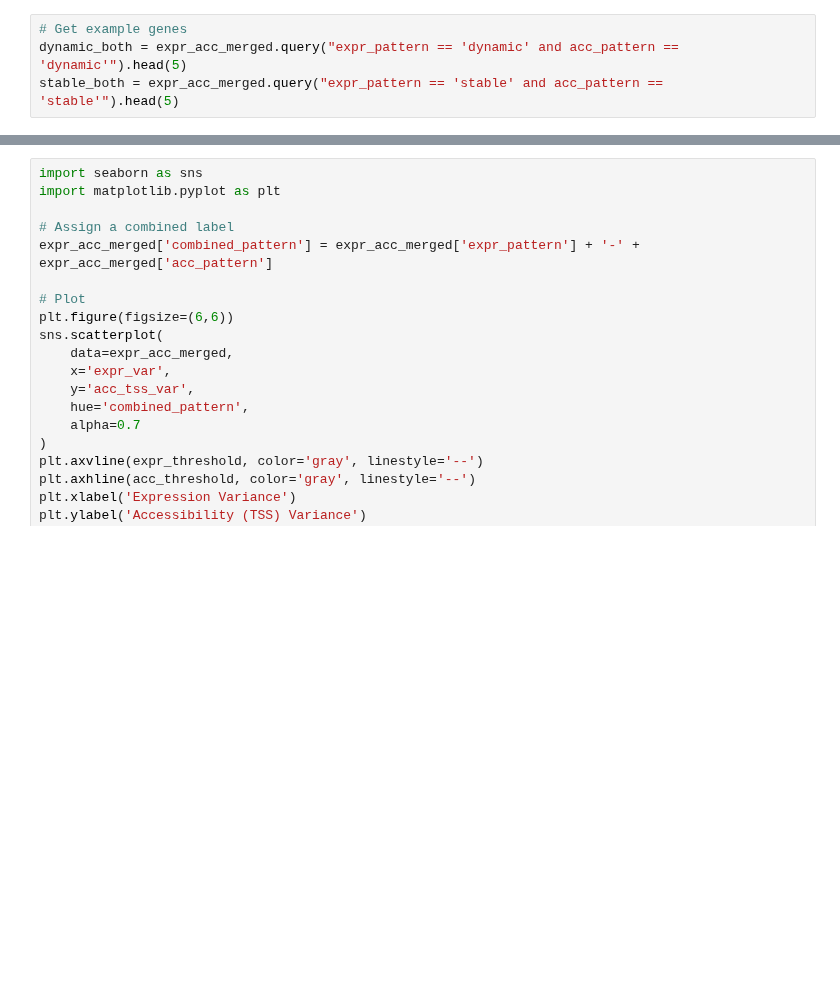
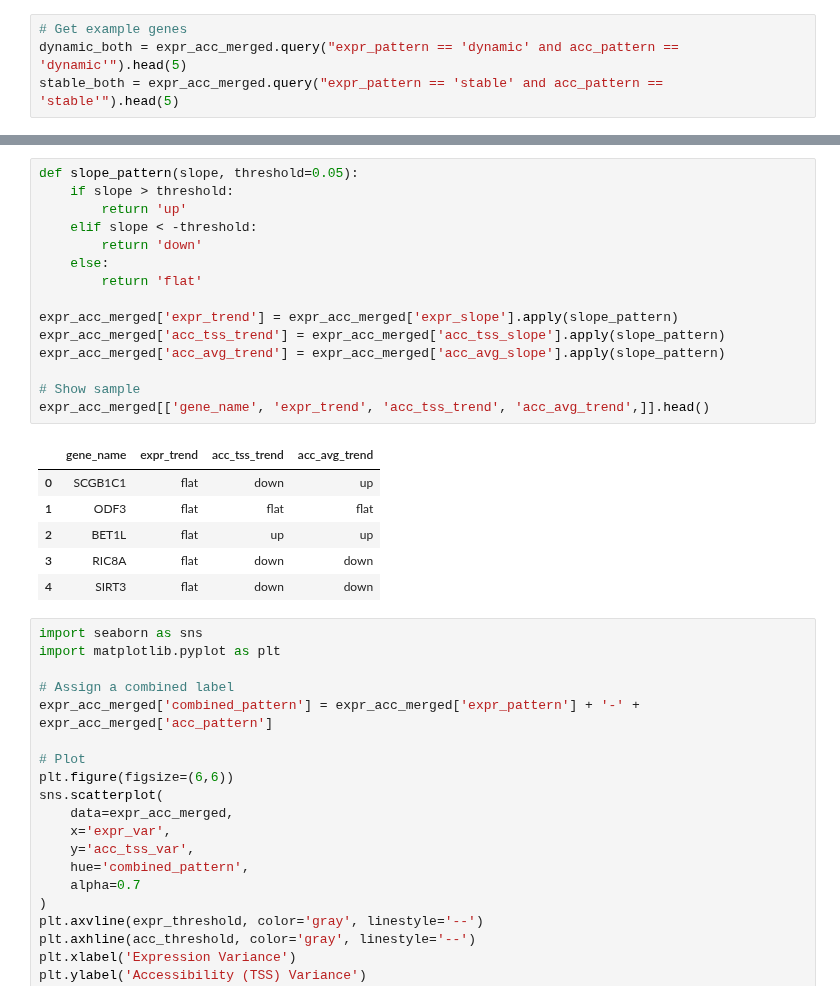
Before and after one commit to nafiul-nipu/GenomeVisProject, a Jupyter notebook: data_processing_python/09.1_track temporal_change_per_feature_statistical.ipynb, the cells around one changed output, grey strips where cells are left out. Drawn from its saved outputs; the diff is of its cells as text; blank space fills up the shorter version.

```diff
--- a/data_processing_python/09_track temporal_change_per_feature.ipynb
+++ b/data_processing_python/09.1_track temporal_change_per_feature_statistical.ipynb
@@ -188,3 +225,25 @@ stable_both.head()
+# %%
+def slope_pattern(slope, threshold=0.05):
+    if slope > threshold:
+        return 'up'
+    elif slope < -threshold:
+        return 'down'
+    else:
+        return 'flat'
+
+expr_acc_merged['expr_trend'] = expr_acc_merged['expr_slope'].apply(slope_pattern)
+expr_acc_merged['acc_tss_trend'] = expr_acc_merged['acc_tss_slope'].apply(slope_pattern)
+expr_acc_merged['acc_avg_trend'] = expr_acc_merged['acc_avg_slope'].apply(slope_pattern)
+
+# Show sample
+expr_acc_merged[['gene_name', 'expr_trend', 'acc_tss_trend', 'acc_avg_trend',]].head()
+# %% [output]
+|  | gene_name | expr_trend | acc_tss_trend | acc_avg_trend |
+| 0 | SCGB1C1 | flat | down | up |
+| 1 | ODF3 | flat | flat | flat |
+| 2 | BET1L | flat | up | up |
+| 3 | RIC8A | flat | down | down |
+| 4 | SIRT3 | flat | down | down |
 # %%
 import seaborn as sns
 import matplotlib.pyplot as plt
```
Also changed, not shown: parts of 4 cells of this notebook, 2 other files.
